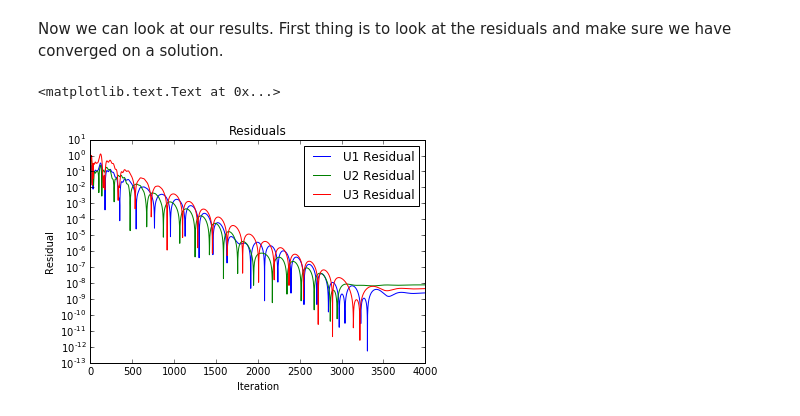
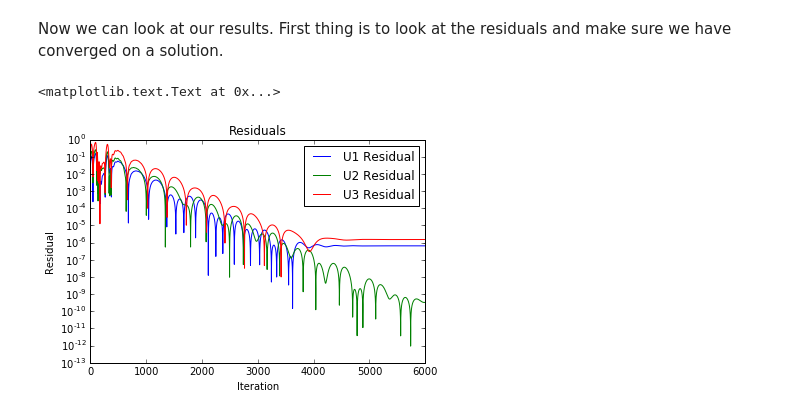
Before and after one commit to bjreddish/CFD, a Jupyter notebook: nozzleFlow/nozzleConservationForm.ipynb, the cells around one changed output. Saved outputs shown, nothing was run; the diff lists cells and outputs as text; code cells hidden in the pictures.

```diff
--- a/nozzleFlow/nozzleConservationForm.ipynb
+++ b/nozzleFlow/nozzleConservationForm.ipynb
@@ -173,7 +173,7 @@ We can now begin initializing our problem. The nozzle shape will be the same as
 
 $A = 1+2.2(x-1.5)^2$
 # %%
-numPts = 31
+numPts = 61
 x=np.linspace(0,3,numPts)
 area=1+2.2*(x-1.5)**2
 y=(area/3.1415)**0.5
@@ -239,10 +239,11 @@ pyplot.xlabel('x/L')
 # %%
 # Lets try out our functions and generate the initial values for U and F
 gamma = 1.4
-u1,u2,u3 = primToU(rho,vel,temp,area,gamma)
+u1,u2,u3 = primToU(rho,temp,vel,area,gamma)
 pyplot.plot(x,u1,label='u1')
 pyplot.plot(x,u2,label='u2')
 pyplot.plot(x,u3,label='u3')
-pyplot.title('Initial Conditions')
+pyplot.legend(loc=1)
+pyplot.title('Initial Conditions (Dependent Variables)')
 pyplot.xlabel('x/L')
 # %% [output]
@@ -381,13 +391,13 @@ def main(numPts,numIter):
     u3ResidualResults = np.zeros(shape=(numPts,numIter))
 
     #Calculate first time step
-    cNum = 0.5 # Courant number
+    cNum = 0.45 # Courant number
     deltax = length/(numPts-1)
     dtLocal = cNum *(deltax/(a+vel))
     deltat = min(dtLocal)
 
     for i in range(0,numIter):
-        rho,vel,temp,pres,du1dxAv,du2dxAv,du3dxAv = solveFlow(rho,temp,vel,area,gamma,deltat,deltax)
+        rho,temp,vel,pres,du1dxAv,du2dxAv,du3dxAv = solveFlow(rho,temp,vel,area,gamma,deltat,deltax)
         rhoResults[:,i] = rho
         velResults[:,i] = vel
         tempResults[:,i] = temp
@@ -401,22 +411,22 @@ def main(numPts,numIter):
         deltat = min(dtLocal)
 
     print('Done.')
-    return rhoResults,tempResults,velResults,presResults,u1ResidualResults,u2ResidualResults,u3ResidualResults
+    return rhoResults,tempResults,velResults,presResults,u1ResidualResults,u2ResidualResults,u3ResidualResults, area
 # %%
-rhoResults,tempResults,velResults,presResults,u1ResidualResults,u2ResidualResults,u3ResidualResults = main(61,4000)
+rhoResults,tempResults,velResults,presResults,u1ResidualResults,u2ResidualResults,u3ResidualResults,area = main(101,6000)
 # %% [output]
 Done.
 # %% [markdown]
 Now we can look at our results. First thing is to look at the residuals and make sure we have converged on a solution.
 # %%
-pyplot.plot(abs(u1ResidualResults[int(len(du1dxAv)/2),:]),label="U1 Residual")
-pyplot.plot(abs(u2ResidualResults[int(len(du2dxAv)/2),:]),label="U2 Residual")
-pyplot.plot(abs(u3ResidualResults[int(len(du3dxAv)/2),:]),label="U3 Residual")
+pyplot.plot(abs(u1ResidualResults[int(len(u1ResidualResults)/2),:]),label="U1 Residual")
+pyplot.plot(abs(u2ResidualResults[int(len(u1ResidualResults)/2),:]),label="U2 Residual")
+pyplot.plot(abs(u3ResidualResults[int(len(u1ResidualResults)/2),:]),label="U3 Residual")
 pyplot.yscale('log')
 pyplot.xlabel('Iteration')
 pyplot.ylabel('Residual')
 pyplot.legend()
 pyplot.title('Residuals')
 # %% [output]
 <matplotlib.text.Text at 0x...>
-[figure, old version]
+[figure, new version]
```
Also changed, not shown: parts of 10 cells of this notebook.
